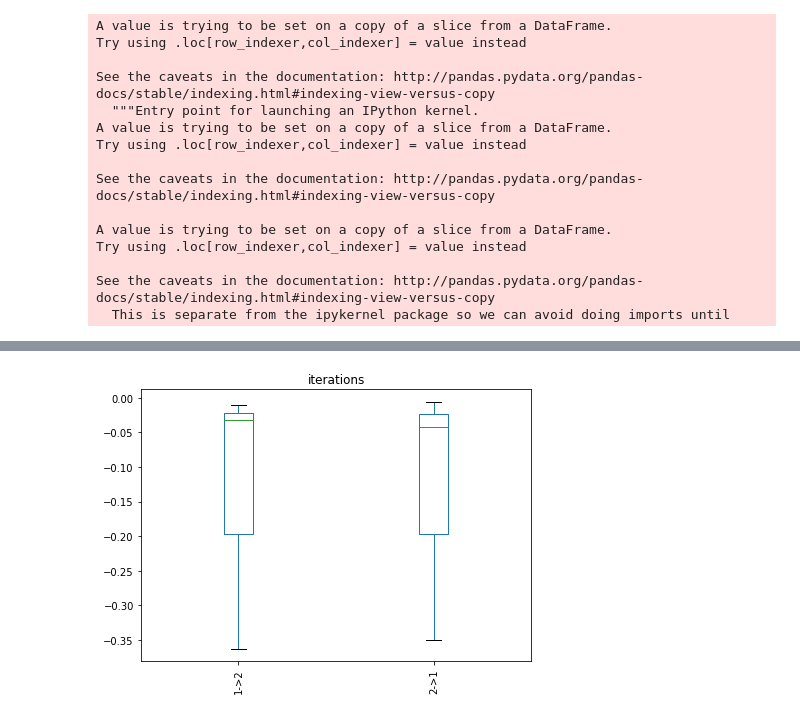
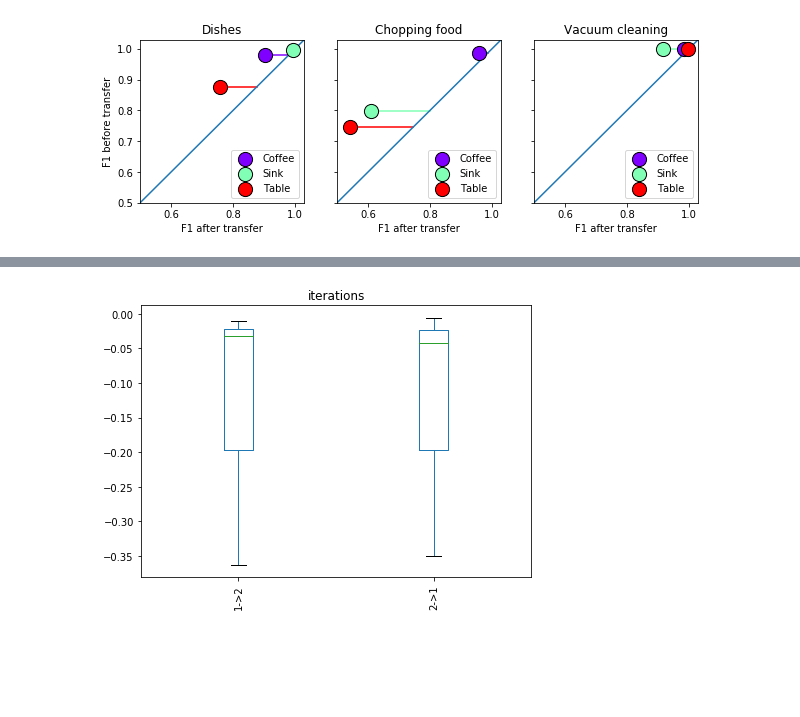
Before and after one commit to matus-tomlein/transfer-learning-playground, a Jupyter notebook: notebooks/single-activity-models/replica-analysis.ipynb, the cells around one changed output, grey strips where cells are left out. Drawn from its saved outputs; the diff is of its cells as text; code cells hidden in the pictures; blank space fills up the shorter version.

```diff
--- a/notebooks/single-activity-models/replica-analysis.ipynb
+++ b/notebooks/single-activity-models/replica-analysis.ipynb
@@ -10,8 +10,9 @@ plt.rcParams["figure.figsize"] = (width, height)
 import pandas as pd
 import numpy as np
 import tflscripts
+from tflscripts import boxplot_by, scatter_plot_by, heatmap_by
 import json
 import pickle
 
 configuration = tflscripts.read_configuration()
-df = pd.read_pickle('results_filtered.p')
+df = pd.read_pickle('results.p')
@@ -78,20 +18,0 @@ See the caveats in the documentation: http://pandas.pydata.org/pandas-docs/stabl
-# %%
-df_replicas['accuracy_change'] = df_replicas['accuracy'] - df_replicas['accuracy_wt']
-df_replicas['accuracy_positive_change'] = df_replicas['accuracy_positive'] - df_replicas['accuracy_positive_wt']
-df_replicas['accuracy_negative_change'] = df_replicas['accuracy_negative'] - df_replicas['accuracy_negative_wt']
-# %% [output]
-A value is trying to be set on a copy of a slice from a DataFrame.
-Try using .loc[row_indexer,col_indexer] = value instead
-
-See the caveats in the documentation: http://pandas.pydata.org/pandas-docs/stable/indexing.html#indexing-view-versus-copy
-  """Entry point for launching an IPython kernel.
-A value is trying to be set on a copy of a slice from a DataFrame.
-Try using .loc[row_indexer,col_indexer] = value instead
-
-See the caveats in the documentation: http://pandas.pydata.org/pandas-docs/stable/indexing.html#indexing-view-versus-copy
-
-A value is trying to be set on a copy of a slice from a DataFrame.
-Try using .loc[row_indexer,col_indexer] = value instead
-
-See the caveats in the documentation: http://pandas.pydata.org/pandas-docs/stable/indexing.html#indexing-view-versus-copy
-  This is separate from the ipykernel package so we can avoid doing imports until
@@ -174 +19,51 @@ def heatmap_by(x_column, y_column, value_column,
+# %%
+without_transfer = df.loc[df.type_of_transfer == 'No transfer']
+df_replicas = df.loc[df.source_room == df.target_room]
+df_replicas = df_replicas.loc[df_replicas.source_placement == df_replicas.target_placement]
+df_replicas = df_replicas.loc[df_replicas.source_device_type == df_replicas.target_device_type]
+df_replicas = df_replicas.loc[df_replicas.source_device_type == 'Mite']
+# %%
+plt.rcParams["figure.figsize"] = (10, 3)
+fig, axes = plt.subplots(1, 3, sharex=True, sharey=True)
+
+x_value_column='f1'
+y_value_column='f1_wt'
+
+df_plot = df_replicas.loc[df_replicas.label.isin([
+    'Alarm', 'Blender running', 'Vacuum cleaning', 'Coffee',
+    'Chopping food', 'Dishes', 'Microwave',  'Cupboard door closed'
+])]
+df_plot = df_plot.loc[df_plot.type_of_transfer != 'No transfer']
+df_plot = df_plot.loc[df_plot.classifier == 'SVM']
+df_plot = df_plot.loc[df_plot.features_name == 'All']
+# df_plot = df_plot.loc[df_plot.source_device == df_plot.target_device]
+df_plot = df_plot.groupby(['classifier', 'features_name', 'label', 'source_placement', 'target_placement'])['f1', 'f1_wt'].mean()
+df_plot = df_plot.reset_index()
+
+def create_scatter(label, ax, show_y_label=True, use_colors={}):
+    subdf_plot = df_plot.loc[df_plot.label == label]
+    use_colors, use_markers, _df = scatter_plot_by('source_placement',
+                    x_value_column=x_value_column, y_value_column=y_value_column,
+                    label=None,
+                    classifier='SVM',
+                    features='All',
+                    ylabel='F1 before transfer' if show_y_label else '',
+                    xlabel='F1 after transfer',
+                    title=label,
+                    size=200,
+                    common_limits=True,
+                    min_val=0.5,
+                    max_val=1.03,
+                    ax=ax,
+                    df_plot=subdf_plot)
+    plt.legend(loc=4)
+
+    for _, row in _df.iterrows():
+        plt.plot([row['f1'], row['f1_wt']], [row['f1_wt'], row['f1_wt']], color=use_colors[row['source_placement']], zorder=-100)
+
+create_scatter('Vacuum cleaning', axes[2], False)
+create_scatter('Dishes', axes[0], True)
+create_scatter('Chopping food', axes[1], False)
+# %% [output]
+[figure, added]
 # %%
```
Also changed, not shown: parts of 8 cells of this notebook, 8 other files.
